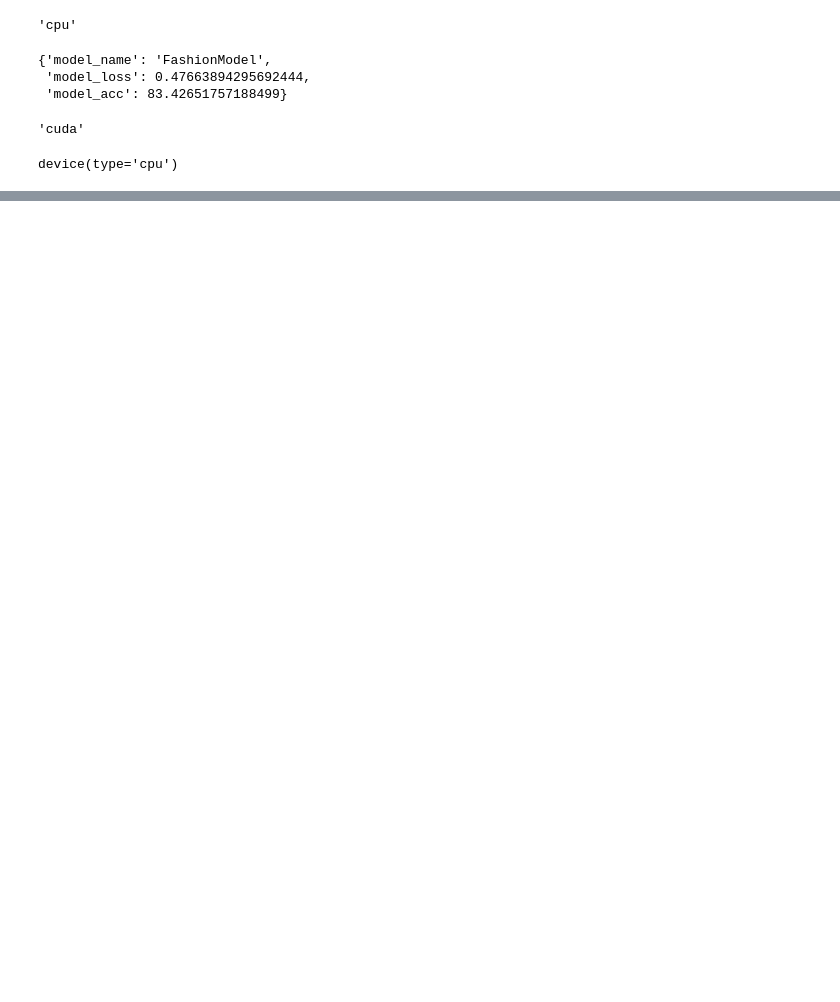
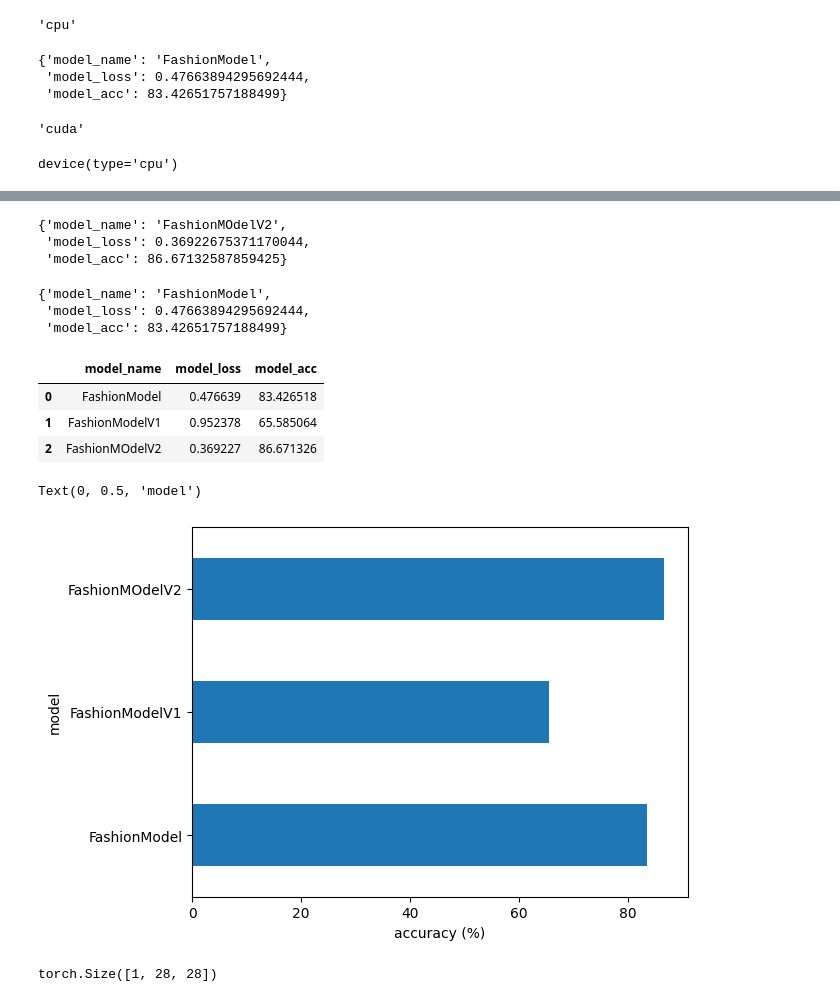
Before and after one commit to BaggyBro/MachineLearning_concepts, a Jupyter notebook: torchy/CNN.ipynb, the cells around one changed output, grey strips where cells are left out. Saved outputs shown, nothing was run; the diff lists cells and outputs as text; code cells hidden in the pictures; blank space fills up the shorter version.

```diff
--- a/torchy/CNN.ipynb
+++ b/torchy/CNN.ipynb
@@ -498,0 +686,18 @@ eval_model(model_1, test_dataloader, loss_fn, accuracy_fn)
+# %%
+from helper_functions import accuracy_fn
+
+loss_fn = nn.CrossEntropyLoss()
+optimizer = torch.optim.SGD(params=model_2.parameters(),
+                            lr=0.1)
+# %%
+# training model_2
+torch.manual_seed(42)
+torch.cuda.manual_seed(42)
+
+train_start = timer()
+
+train_step(3, train_dataloader, model_2, loss_fn, optimizer)
+test_step(model_2, test_dataloader, loss_fn, accuracy_fn)
+
+train_stop = timer()
+print_train_time(start=train_start, end=train_stop)
@@ -498,0 +732,39 @@ eval_model(model_1, test_dataloader, loss_fn, accuracy_fn)
+# %%
+model_2_results = eval_model(
+    model_2,
+    test_dataloader,
+    loss_fn,
+    accuracy_fn
+)
+
+model_2_results
+# %% [output]
+{'model_name': 'FashionMOdelV2',
+ 'model_loss': 0.36922675371170044,
+ 'model_acc': 86.67132587859425}
+# %%
+model_0_results
+# %% [output]
+{'model_name': 'FashionModel',
+ 'model_loss': 0.47663894295692444,
+ 'model_acc': 83.42651757188499}
+# %%
+# comaptre results
+import pandas as pd
+compare_results = pd.DataFrame([model_0_results,
+                               model_1_results,
+                               model_2_results])
+
+compare_results
+# %% [output]
+|  | model_name | model_loss | model_acc |
+| 0 | FashionModel | 0.476639 | 83.426518 |
+| 1 | FashionModelV1 | 0.952378 | 65.585064 |
+| 2 | FashionMOdelV2 | 0.369227 | 86.671326 |
+# %%
+compare_results.set_index("model_name")["model_acc"].plot(kind="barh")
+plt.xlabel("accuracy (%)")
+plt.ylabel("model")
+# %% [output]
+Text(0, 0.5, 'model')
+[figure, added]
@@ -498,0 +792,14 @@ eval_model(model_1, test_dataloader, loss_fn, accuracy_fn)
+# %%
+import random
+random.seed(42)
+
+test_samples = []
+test_labels = []
+
+for sample, label in random.sample(list(test_dataset), k=9):
+    test_samples.append(sample)
+    test_labels.append(label)
+
+test_samples[0].shape
+# %% [output]
+torch.Size([1, 28, 28])
```
Also changed, not shown: parts of 27 cells of this notebook.
